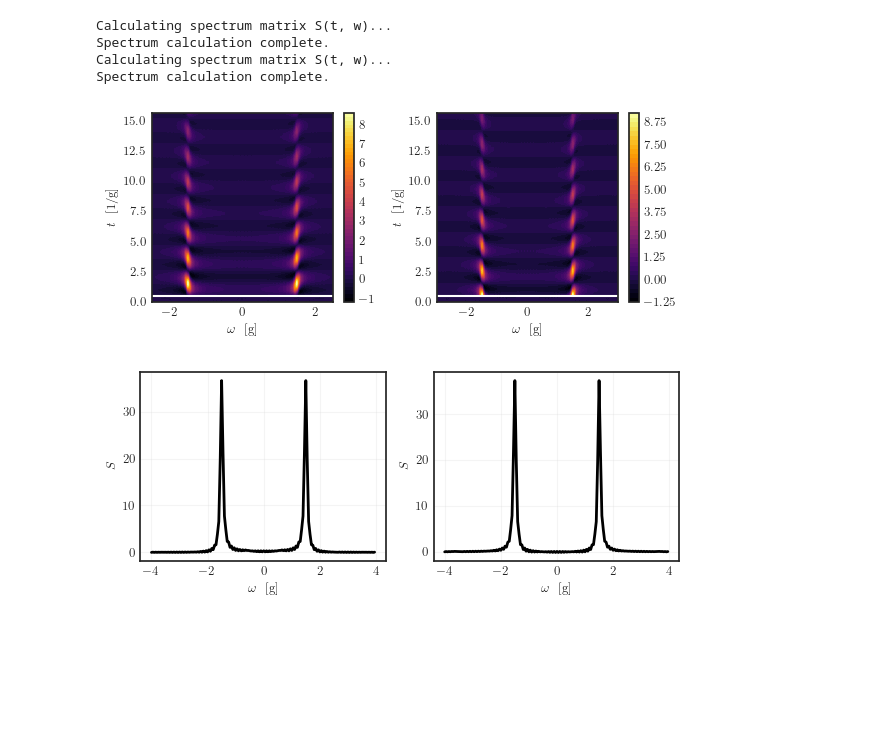
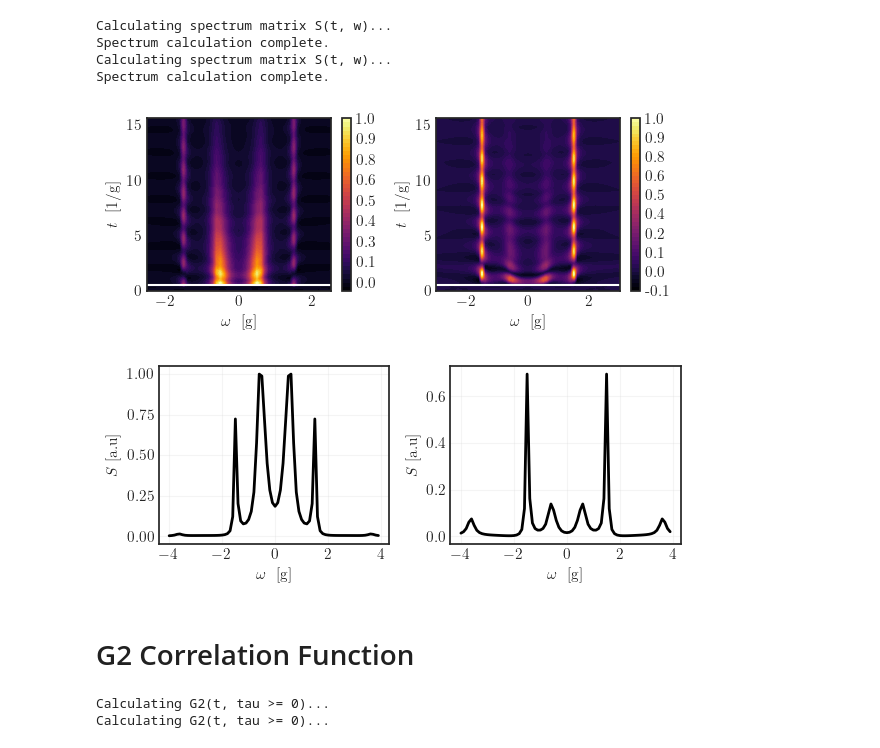
Before and after one commit to juardilag/Pulsed-cQED, a Jupyter notebook: test.ipynb, the cells around one changed output. Saved outputs shown, nothing was run; the diff lists cells and outputs as text; code cells hidden in the pictures; blank space fills up the shorter version.

```diff
--- a/test.ipynb
+++ b/test.ipynb
@@ -10,12 +10,12 @@ tex_fonts = {
     "text.usetex": True,
     "font.family": "serif",
     # Use 10pt font in plots, to mtch 10pt font in document
-    "axes.labelsize": 9,
-    "font.size": 9,
+    "axes.labelsize": 11,
+    "font.size": 11,
     # Make the legend/label fonts a little smaller
-    "legend.fontsize": 8,
-    "xtick.labelsize": 9,
-    "ytick.labelsize": 9
+    "legend.fontsize": 11,
+    "xtick.labelsize": 11,
+    "ytick.labelsize": 11
 }
 
 plt.style.use('seaborn-v0_8-white')
@@ -53,7 +53,7 @@ def drive(t):
     interpolated_value = jnp.interp(t, t_data + 2*t_lim, temporal_pulse)
     return interpolated_value
 # %%
-dt = 0.05
+dt = 0.1
 t_max = jnp.max(t_data)
 t_array = jnp.arange(0, 30*t_max + dt, dt)
 
@@ -184,43 +184,47 @@ Spectrum calculation complete.
 # %%
 fig, ax = plt.subplots(1, 2, figsize=(6, 2.5))
 
-plot_1 = ax[0].contourf(omega_array, t_array, spectrum_light_matrix, levels = 50, cmap = 'inferno')
+plot_1 = ax[0].contourf(omega_array, t_array, spectrum_light_matrix/jnp.max(spectrum_light_matrix), levels = 50, cmap = 'inferno')
+ax[0].contourf(omega_array, t_array, spectrum_light_matrix/jnp.max(spectrum_light_matrix), levels = 50, cmap = 'inferno')
 ax[0].set_xlabel(r'$\omega \ $ [g]')
 ax[0].set_ylabel(r'$t \ $ [1/g]')
 ax[0].axhline(2*t_lim, color = 'w')
 ax[0].set_xlim(-2.5, 2.5)
-cbar_light = fig.colorbar(plot_1, ax=ax[0])
-
-plot_2 = ax[1].contourf(omega_array, t_array, spectrum_atom_matrix, levels = 50, cmap = 'inferno')
+cbar_light = fig.colorbar(plot_1, ax=ax[0], format='%.1f')
+, format='%.1f'
+plot_2 = ax[1].contourf(omega_array, t_array, spectrum_atom_matrix/jnp.max(spectrum_atom_matrix), levels = 50, cmap = 'inferno')
+ax[1].contourf(omega_array, t_array, spectrum_atom_matrix/jnp.max(spectrum_atom_matrix), levels = 50, cmap = 'inferno')
 ax[1].set_xlabel(r'$\omega \ $ [g]')
 ax[1].set_ylabel(r'$t \ $ [1/g]')
 ax[1].set_xlim(-3.0, 3.0)
 ax[1].axhline(2*t_lim, color = 'w')
 
-cbar_atom = fig.colorbar(plot_2, ax=ax[1])
+cbar_atom = fig.colorbar(plot_2, ax=ax[1], format='%.1f')
 
 plt.tight_layout()
-plt.savefig('matter_emission_spectrum.png', dpi = 300, bbox_inches ='tight')
+plt.savefig('light_emission_spectrum.pdf', dpi = 300, bbox_inches ='tight')
 plt.show()
 # %% [output]
-[figure, old version]
+[figure, new version]
 # %%
 S_integrated_light = jnp.trapezoid(spectrum_light_matrix, x=t_array, axis=0)
 S_integrated_atom = jnp.trapezoid(spectrum_atom_matrix, x=t_array, axis=0)
 # %%
 fig, ax = plt.subplots(1, 2, figsize=(6, 2.5))
-ax[0].plot(omega_array, S_integrated_light, linewidth = 2, color = 'k')
+ax[0].plot(omega_array, S_integrated_light/jnp.max(S_integrated_light), linewidth = 2, color = 'k')
 ax[0].set_xlabel(r'$\omega \ $ [g]')
-ax[0].set_ylabel(r'$S \ $')
+ax[0].set_ylabel(r'$S$ [a.u]')
 ax[0].grid(alpha = 0.2)
 
-ax[1].plot(omega_array, S_integrated_atom, linewidth = 2, color = 'k')
+ax[1].plot(omega_array, S_integrated_atom/jnp.max(S_integrated_light), linewidth = 2, color = 'k')
 ax[1].set_xlabel(r'$\omega \ $ [g]')
-ax[1].set_ylabel(r'$S \ $')
+ax[1].set_ylabel(r'$S$ [a.u]')
 ax[1].grid(alpha = 0.2)
 
 plt.tight_layout()
-plt.savefig('matter_integrated_emission_spectrum.png', dpi = 300, bbox_inches ='tight')
+plt.savefig('light_integrated_emission_spectrum.pdf', dpi = 300, bbox_inches ='tight')
 plt.show()
 # %% [output]
-[figure, old version]
+[figure, new version]
+# %% [markdown]
+# G2 Correlation Function
@@ -226,0 +233,29 @@ plt.show()
+# %%
+tau_array_pos =  jnp.arange(0, 60 + dt, dt)
+tau_array_neg = jnp.flip(-tau_array_pos)[1:]
+tau_array_full = jnp.concatenate([tau_array_neg, tau_array_pos])
+
+G2_light_matrix = g2_matrix(
+    rho_t_array = rho_all_t,
+    t_array = t_array,
+    a_L = a_full,
+    adag_L = adag_full,
+    tau_array_pos = tau_array_pos,
+    L_ops = L_ops,
+    H_t_func = H_t_func,
+    E_func = drive
+)
+
+G2_atom_matrix = g2_matrix(
+    rho_t_array = rho_all_t,
+    t_array = t_array,
+    a_L = sigma_m_full,
+    adag_L = sigma_p_full,
+    tau_array_pos = tau_array_pos,
+    L_ops = L_ops,
+    H_t_func = H_t_func,
+    E_func = drive
+)
+# %% [output]
+Calculating G2(t, tau >= 0)...
+Calculating G2(t, tau >= 0)...
```
Also changed, not shown: parts of 7 cells of this notebook.
